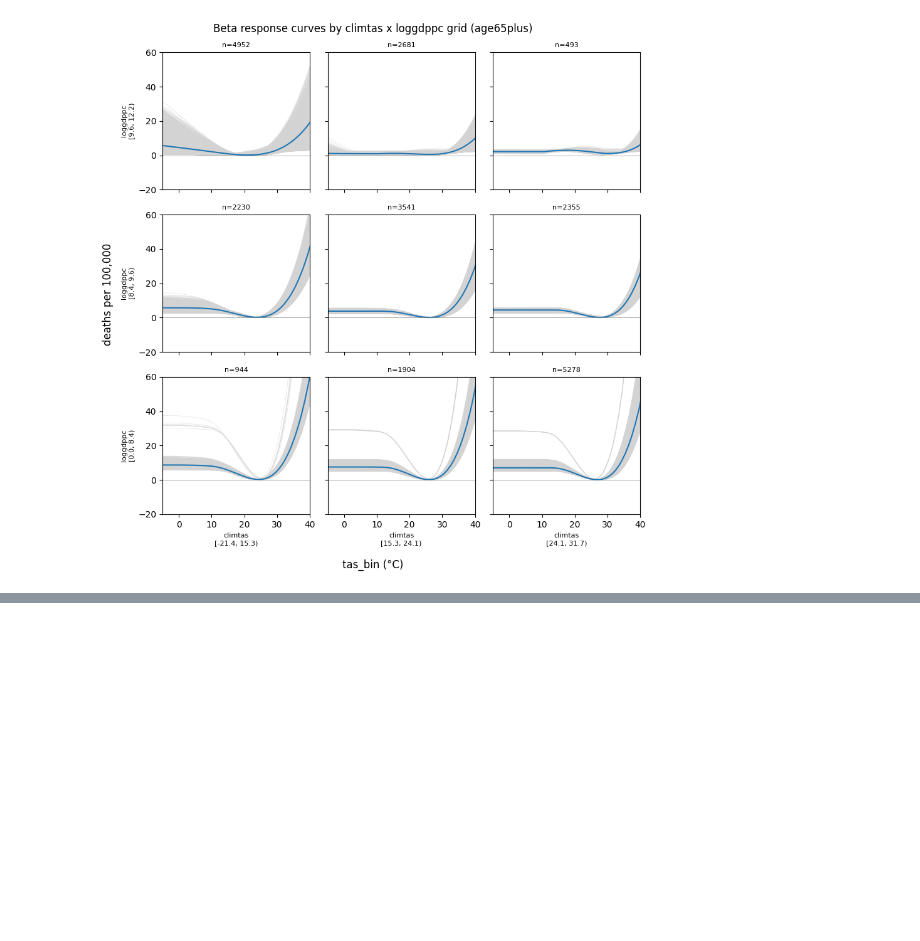
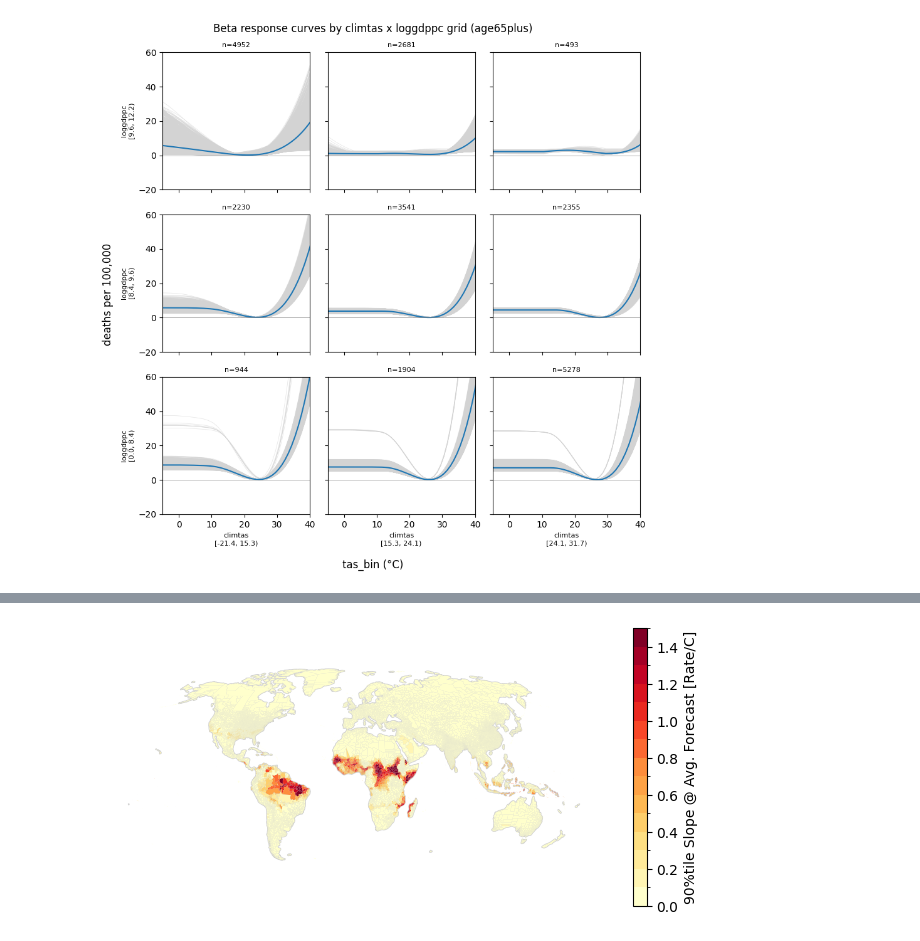
Before and after one commit to ezuetell/poreallas, a Jupyter notebook: analysis/x06_impactregion_grid.ipynb, the cells around one changed output, grey strips where cells are left out. Saved outputs shown, nothing was run; the diff lists cells and outputs as text; code cells hidden in the pictures; blank space fills up the shorter version.

```diff
--- a/analysis/x06_impactregion_grid.ipynb
+++ b/analysis/x06_impactregion_grid.ipynb
@@ -199,0 +216,17 @@ Coordinates:
+# %%
+_polygons_slope_09 = analysis_utils.xarray_to_gpd(
+    slope.quantile(0.9, dim="sample"), config.polygons
+)
+# %%
+fig = plotting_utils.plot_single(
+    _polygons_slope_09,
+    col="beta_slope_at_forecast",
+    cm="YlOrRd",
+    vmin=0,
+    vmax=1.5,
+    n_colors=10,
+    sup_title="",
+    cbar_label="90%tile Slope @ Avg. Forecast [Rate/C]"
+)
+# %% [output]
+[figure, added]
```
Also changed, not shown: parts of 8 cells of this notebook.
